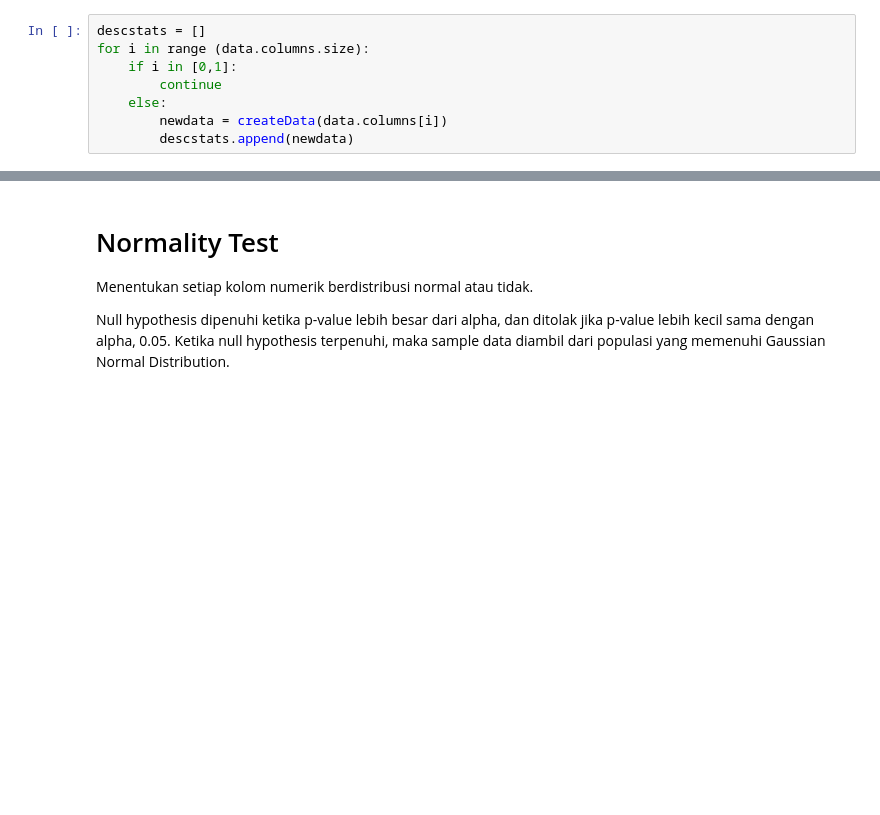
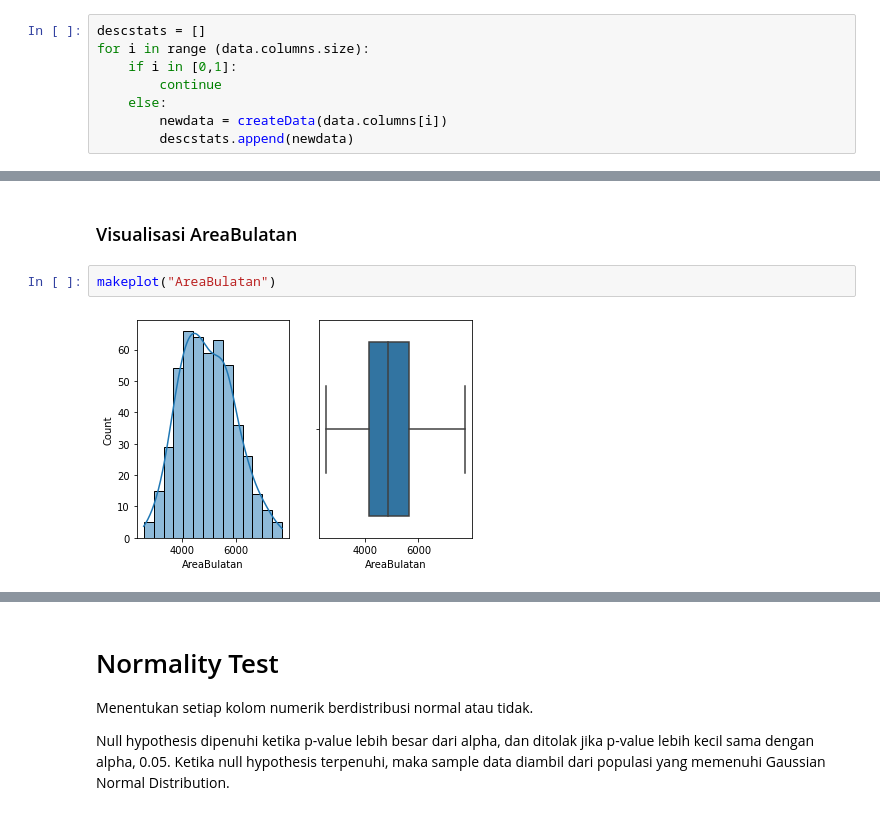
Before and after one commit to alifbhadrika/data-statistical-analysis, a Jupyter notebook: statistic.ipynb, the cells around one changed output, grey strips where cells are left out. Saved outputs shown, nothing was run; the diff lists cells and outputs as text; blank space fills up the shorter version.

```diff
--- a/statistic.ipynb
+++ b/statistic.ipynb
@@ -76,0 +90,6 @@ sns.displot(data['SumbuKecil'], kde=True)
+# %% [markdown]
+### Visualisasi AreaBulatan
+# %%
+makeplot("AreaBulatan")
+# %% [output]
+[figure, added]
```
Also changed, not shown: parts of 24 cells of this notebook.
